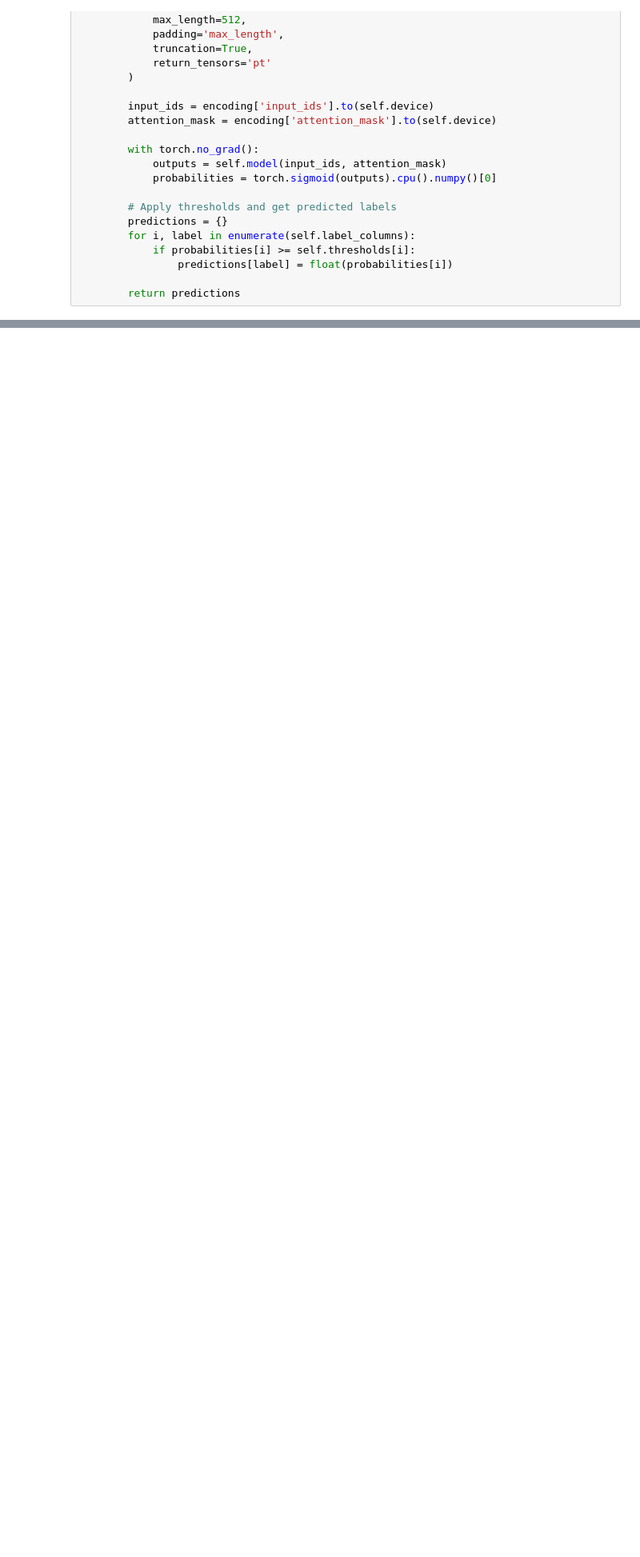
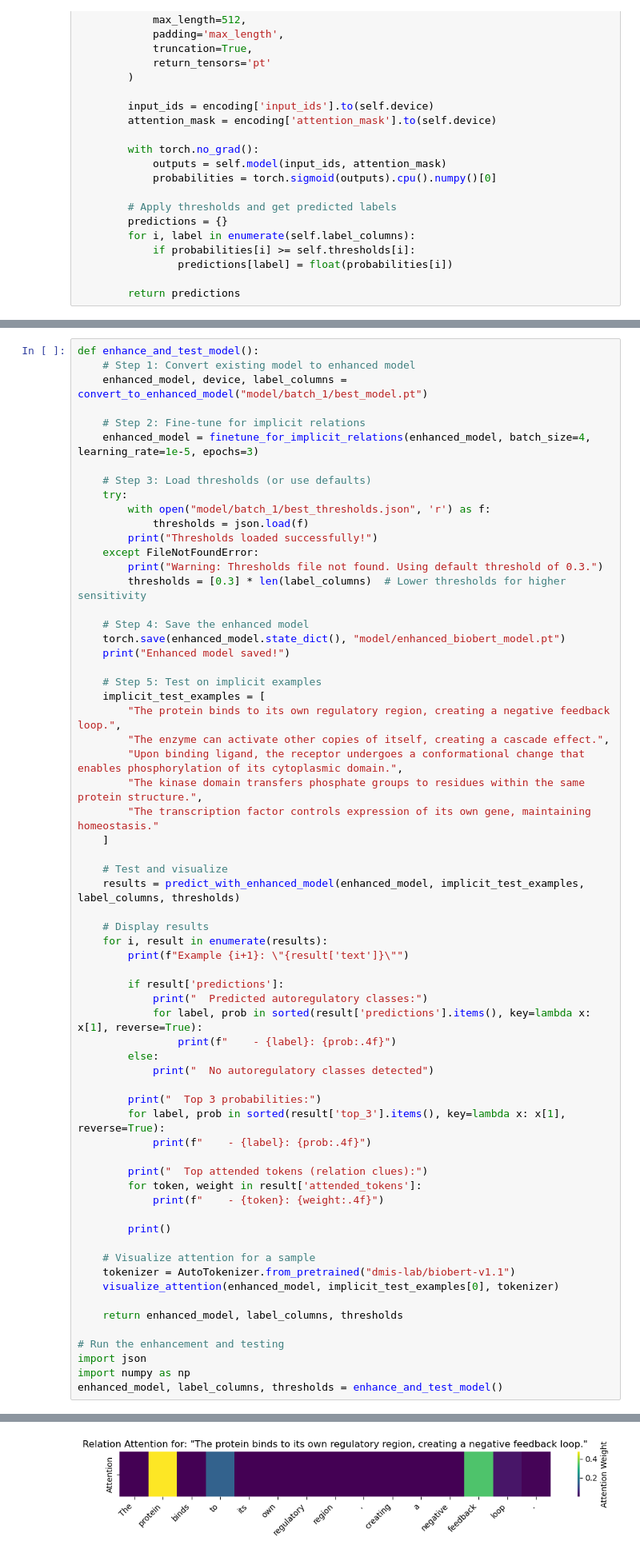
Before and after one commit to Hala-Arar1/Helsinki, a Jupyter notebook: notebooks/model_hala.ipynb, the cells around one changed output, grey strips where cells are left out. Shown: that part at 80% size. Saved outputs shown, nothing was run; the diff lists cells and outputs as text; blank space fills up the shorter version.

```diff
--- a/notebooks/model_hala.ipynb
+++ b/notebooks/model_hala.ipynb
@@ -660,0 +1263,65 @@ KeyboardInterrupt:
+# %%
+def enhance_and_test_model():
+    # Step 1: Convert existing model to enhanced model
+    enhanced_model, device, label_columns = convert_to_enhanced_model("model/batch_1/best_model.pt")
+
+    # Step 2: Fine-tune for implicit relations
+    enhanced_model = finetune_for_implicit_relations(enhanced_model, batch_size=4, learning_rate=1e-5, epochs=3)
+
+    # Step 3: Load thresholds (or use defaults)
+    try:
+        with open("model/batch_1/best_thresholds.json", 'r') as f:
+            thresholds = json.load(f)
+        print("Thresholds loaded successfully!")
+    except FileNotFoundError:
+        print("Warning: Thresholds file not found. Using default threshold of 0.3.")
+        thresholds = [0.3] * len(label_columns)  # Lower thresholds for higher sensitivity
+
+    # Step 4: Save the enhanced model
+    torch.save(enhanced_model.state_dict(), "model/enhanced_biobert_model.pt")
+    print("Enhanced model saved!")
+
+    # Step 5: Test on implicit examples
+    implicit_test_examples = [
+        "The protein binds to its own regulatory region, creating a negative feedback loop.",
+        "The enzyme can activate other copies of itself, creating a cascade effect.",
+        "Upon binding ligand, the receptor undergoes a conformational change that enables phosphorylation of its cytoplasmic domain.",
+        "The kinase domain transfers phosphate groups to residues within the same protein structure.",
+        "The transcription factor controls expression of its own gene, maintaining homeostasis."
+    ]
+
+    # Test and visualize
+    results = predict_with_enhanced_model(enhanced_model, implicit_test_examples, label_columns, thresholds)
+
+    # Display results
+    for i, result in enumerate(results):
+        print(f"Example {i+1}: \"{result['text']}\"")
+
+        if result['predictions']:
+            print("  Predicted autoregulatory classes:")
+            for label, prob in sorted(result['predictions'].items(), key=lambda x: x[1], reverse=True):
+                print(f"    - {label}: {prob:.4f}")
+        else:
+            print("  No autoregulatory classes detected")
+
+        print("  Top 3 probabilities:")
+        for label, prob in sorted(result['top_3'].items(), key=lambda x: x[1], reverse=True):
+            print(f"    - {label}: {prob:.4f}")
+
+        print("  Top attended tokens (relation clues):")
+        for token, weight in result['attended_tokens']:
+            print(f"    - {token}: {weight:.4f}")
+
+        print()
+
+    # Visualize attention for a sample
+    tokenizer = AutoTokenizer.from_pretrained("dmis-lab/biobert-v1.1")
+    visualize_attention(enhanced_model, implicit_test_examples[0], tokenizer)
+
+    return enhanced_model, label_columns, thresholds
+
+# Run the enhancement and testing
+import json
+import numpy as np
+enhanced_model, label_columns, thresholds = enhance_and_test_model()
+# %% [output]
@@ -660,0 +1345 @@ KeyboardInterrupt:
+[figure, added]
```
Also changed, not shown: parts of 16 cells of this notebook, 1 other file.
